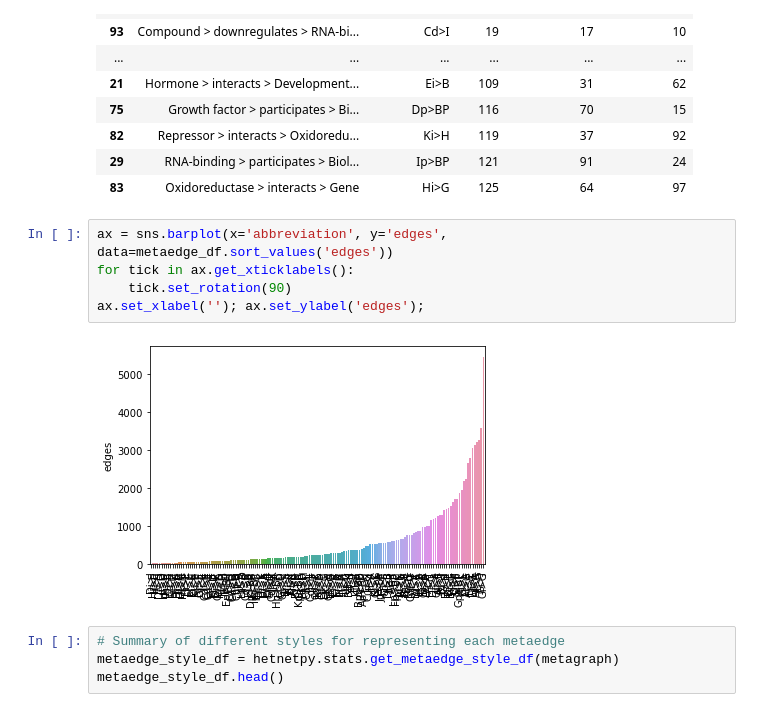
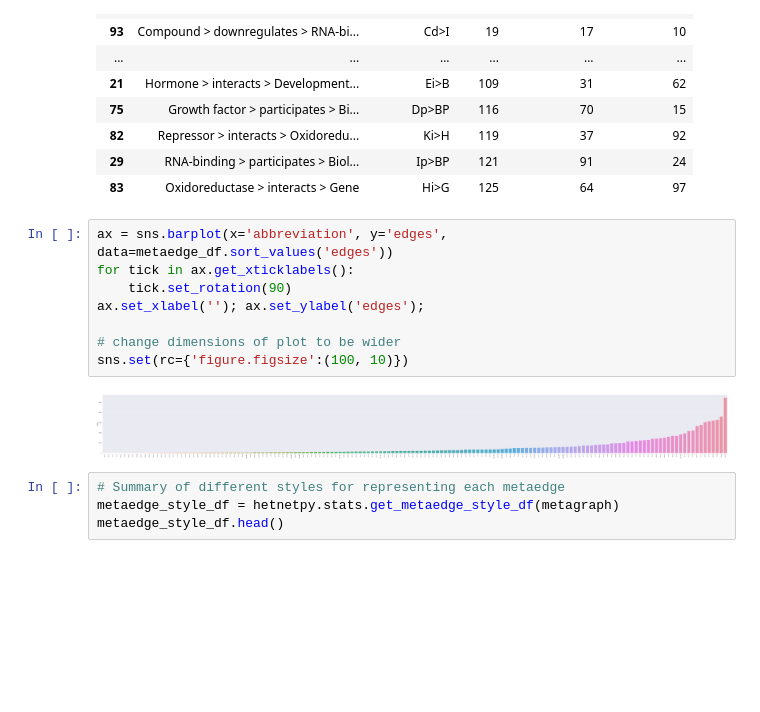
Before and after one commit to laurendelong21/MoA-Net, a Jupyter notebook: notebooks/5_metapath_generation_original.ipynb, the cells around one changed output. Drawn from its saved outputs; the diff is of its cells as text; blank space fills up the shorter version.

Commit message:
Expanding edge histogram

```diff
--- a/notebooks/5_metapath_generation_original.ipynb
+++ b/notebooks/5_metapath_generation_original.ipynb
@@ -174,10 +174,13 @@ metaedge_df.sort_values('edges', ascending=True).head(50)
 # %%
 ax = sns.barplot(x='abbreviation', y='edges', data=metaedge_df.sort_values('edges'))
 for tick in ax.get_xticklabels():
     tick.set_rotation(90)
 ax.set_xlabel(''); ax.set_ylabel('edges');
+
+# change dimensions of plot to be wider
+sns.set(rc={'figure.figsize':(100, 10)})
 # %% [output]
-[figure, old version]
+[figure, new version]
 # %%
 # Summary of different styles for representing each metaedge
 metaedge_style_df = hetnetpy.stats.get_metaedge_style_df(metagraph)
```
